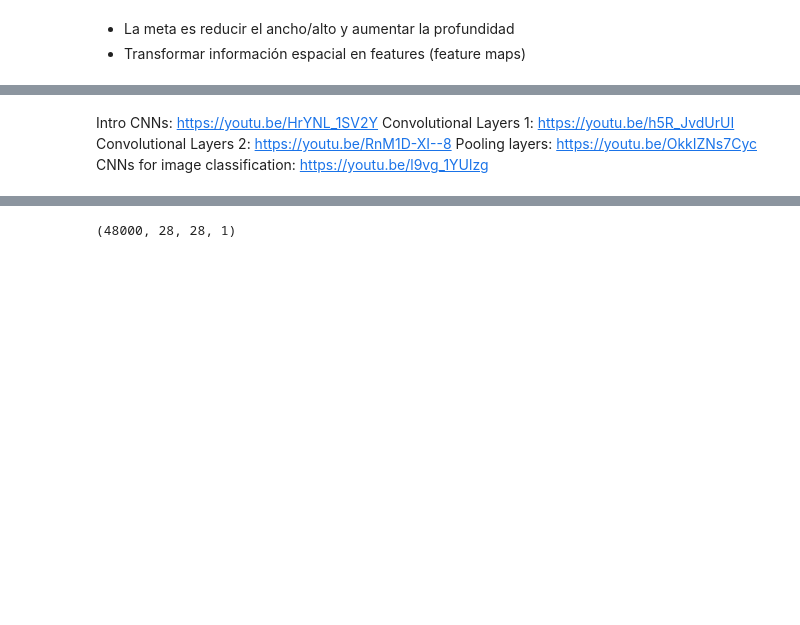
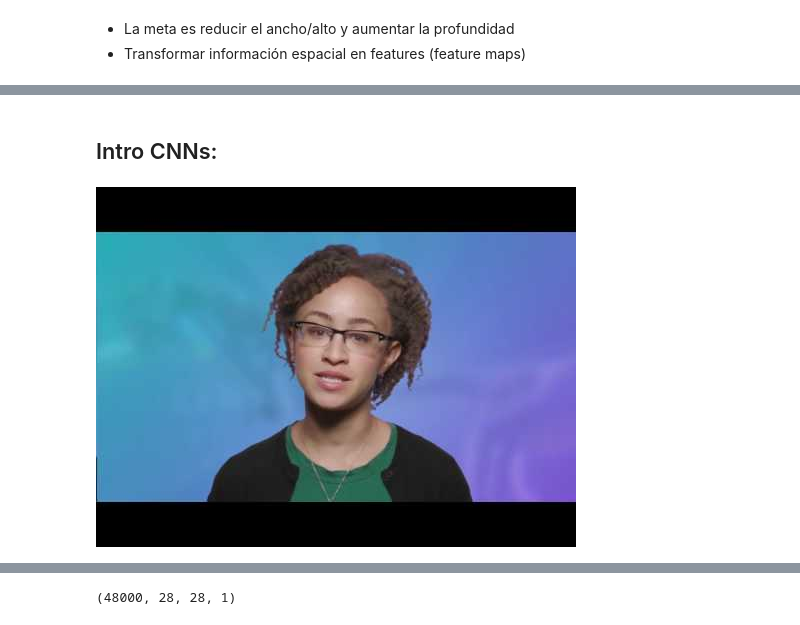
Before and after one commit to gebasilio/MNIST-MLP-CNN, a Jupyter notebook: 3-MNIST-CNN.ipynb, the cells around one changed output, grey strips where cells are left out. Drawn from its saved outputs; the diff is of its cells as text; code cells hidden in the pictures; blank space fills up the shorter version.

```diff
--- a/3-MNIST-CNN.ipynb
+++ b/3-MNIST-CNN.ipynb
@@ -16,6 +14,6 @@ Using TensorFlow backend.
-# %% [markdown]
-Intro CNNs: https://youtu.be/HrYNL_1SV2Y
-Convolutional Layers 1: https://youtu.be/h5R_JvdUrUI
-Convolutional Layers 2: https://youtu.be/RnM1D-XI--8
-Pooling layers: https://youtu.be/OkkIZNs7Cyc
-CNNs for image classification: https://youtu.be/l9vg_1YUlzg
+# %% [markdown]
+## Intro CNNs:
+# %%
+YouTubeVideo('HrYNL_1SV2Y')
+# %% [output]
+[figure, added]
```
Also changed, not shown: parts of 17 cells of this notebook, 1 other file.
